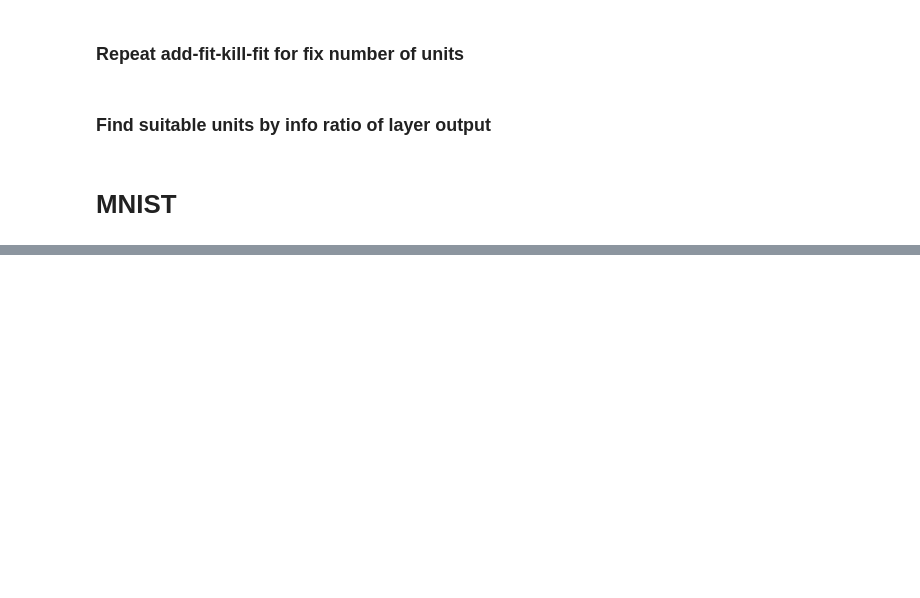
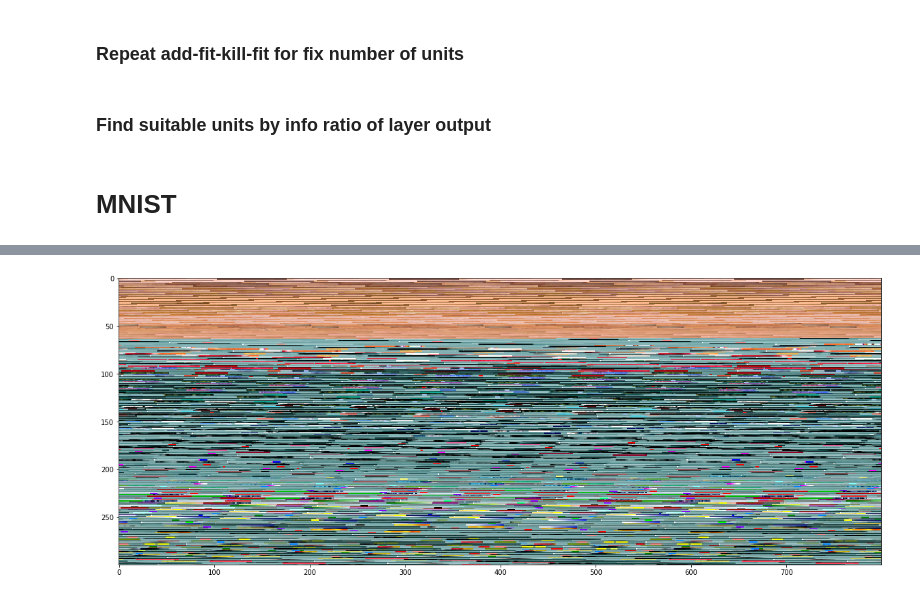
Before and after one commit to Dogiko/Machine-Learning, a Jupyter notebook: Dogiko-Learn.ipynb, the cells around one changed output, grey strips where cells are left out. Drawn from its saved outputs; the diff is of its cells as text; code cells hidden in the pictures; blank space fills up the shorter version.

```diff
--- a/Dogiko-Learn.ipynb
+++ b/Dogiko-Learn.ipynb
@@ -1450,2 +1636,8 @@ NN.Train(method="Rprop", times= 10)
+# %%
+plt.figure(figsize=(20,10))
+plt.imshow(np.load("../UCI/Is-skin/data-npy/data.npy")[:240000,2::-1].reshape(300, -1, 3).astype(np.uint8))
+plt.show()
+# %% [output]
+[figure, added]
 # %%
 # %% [output]
```
Also changed, not shown: parts of 17 cells of this notebook.
